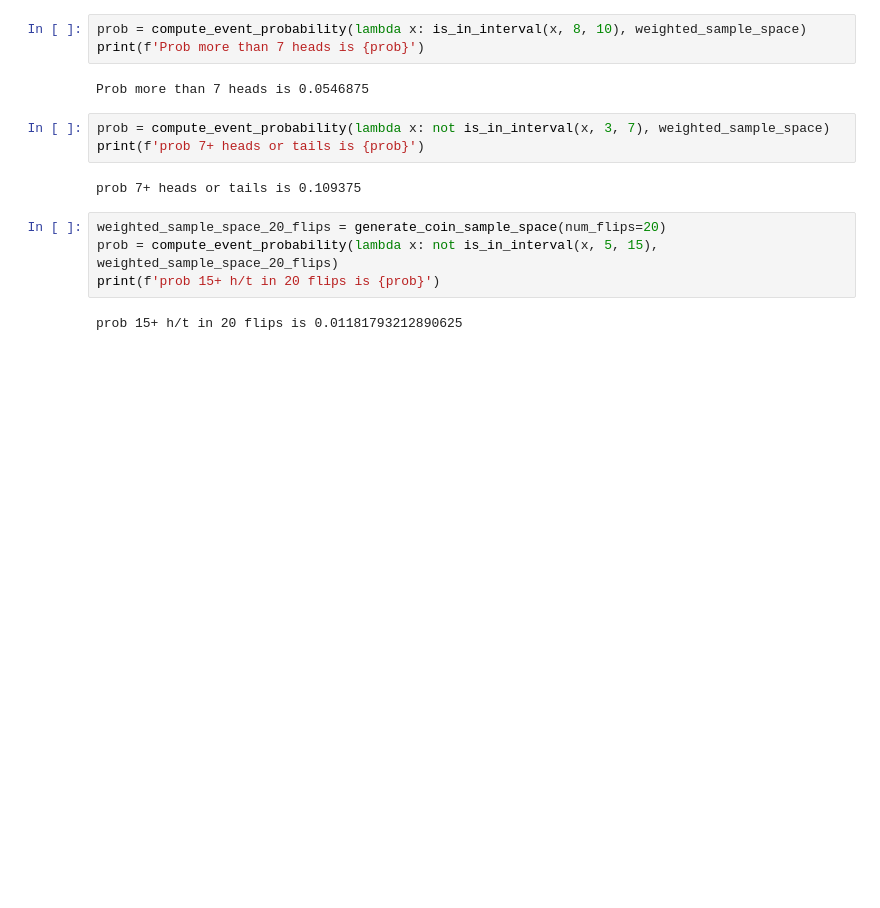
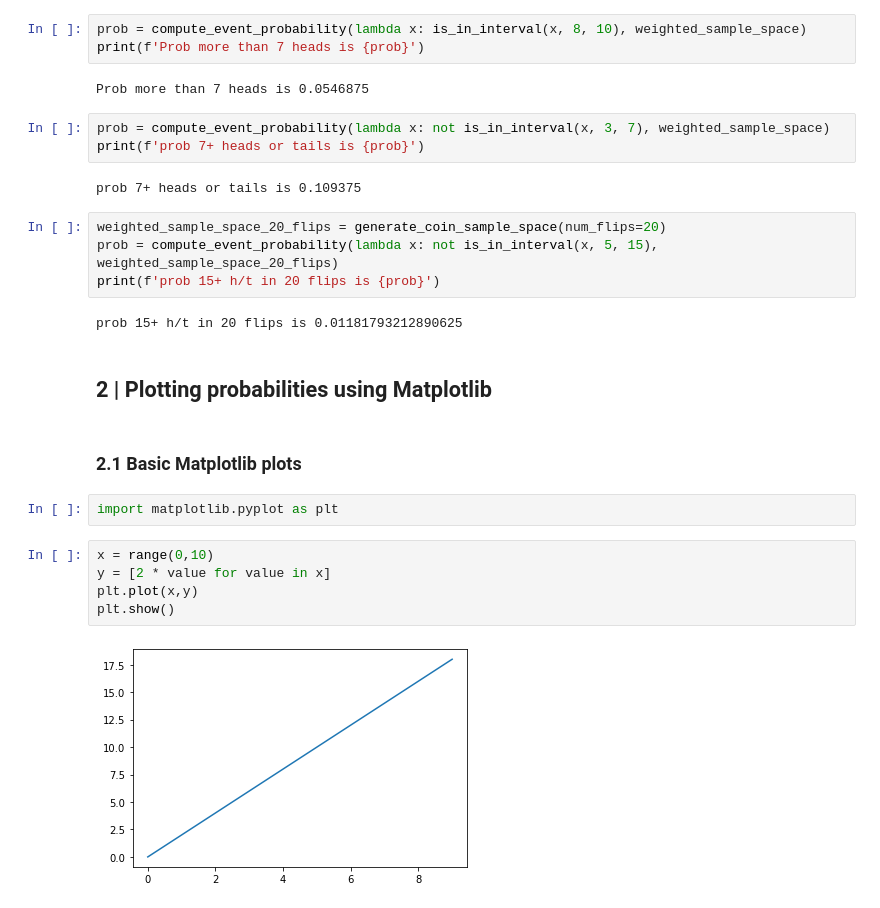
Before and after one commit to slp22/case-studies, a Jupyter notebook: book_camp_1.ipynb, the cells around one changed output. Drawn from its saved outputs; the diff is of its cells as text; blank space fills up the shorter version.

```diff
--- a/book_camp_1.ipynb
+++ b/book_camp_1.ipynb
@@ -262,3 +273,16 @@ prob = compute_event_probability(lambda x: not is_in_interval(x, 5, 15), weighte
 print(f'prob 15+ h/t in 20 flips is {prob}')
 # %% [output]
 prob 15+ h/t in 20 flips is 0.01181793212890625
+# %% [markdown]
+## 2 | Plotting probabilities using Matplotlib
+# %% [markdown]
+### 2.1 Basic Matplotlib plots
+# %%
+import matplotlib.pyplot as plt
+# %%
+x = range(0,10)
+y = [2 * value for value in x]
+plt.plot(x,y)
+plt.show()
+# %% [output]
+[figure, added]
```
Also changed, not shown: parts of 25 cells of this notebook.
